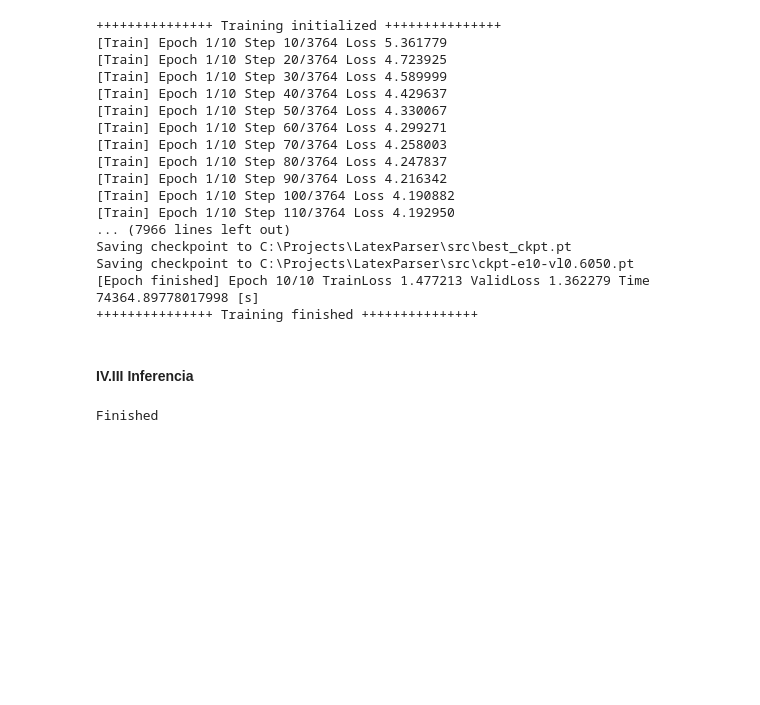
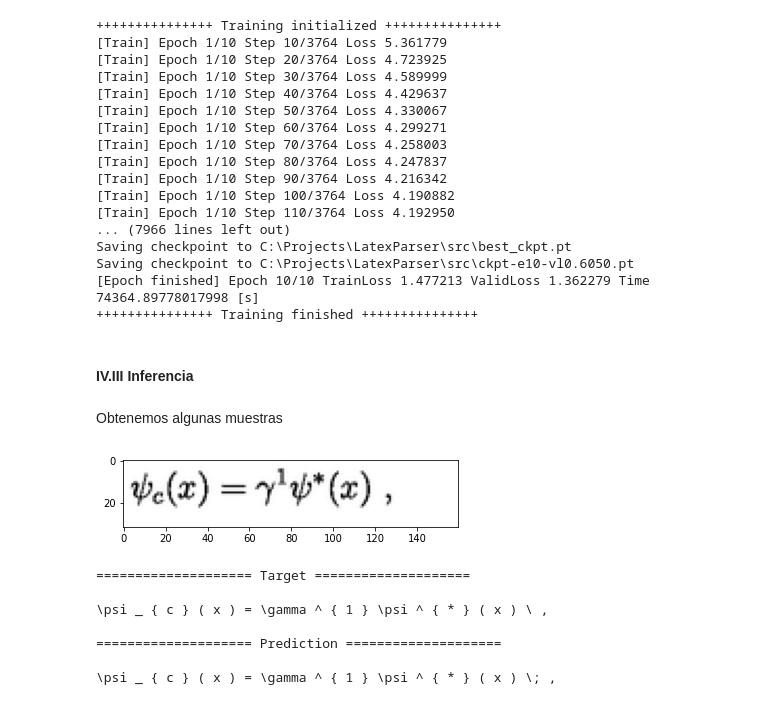
Before and after one commit to cpozos/LatexParser, a Jupyter notebook: src/Notebook_proyect.ipynb, the cells around one changed output. Cells and saved outputs as stored; diff of their text form; code cells hidden in the pictures; blank space fills up the shorter version.

Commit message:
Adding inferences

```diff
--- a/src/Notebook_proyect.ipynb
+++ b/src/Notebook_proyect.ipynb
@@ -336,7 +336,39 @@ for img, formula in test_loader:
 
 #Saves the data
 save_test_data(f"res_{epochs}_{batch_size}_{int(num_data_train/1000)}K_{int(num_data_val/1000)}K_{int(num_data_test/1000)}K", targets, predictions)
-# %%
-print("Finished")
-# %% [output]
-Finished
+# %%
+results_path = "C:/Projects/LatexParser/results/res_10_20_75K_8K_2K.pkl" #Assign the path where the results were saved
+# %%
+data = load_test_data(results_path)
+targets = data[0]
+predictions = data[1]
+# %%
+def get_inference_data(index):
+    img_tensor = test_dataset.get_image_tensor(targets[index])
+    target = targets[index]
+    prediction = predictions[index]
+    return img_tensor, target, prediction
+
+def print_inference_data(index):
+    img, tgt, pred = get_inference_data(index)
+    show_tensor_as_image(img)
+    print('='*20+' Target '+'='*20)
+    print('')
+    print(tgt)
+    print('')
+    print('='*20+' Prediction '+'='*20)
+    print('')
+    print(pred)
+# %% [markdown]
+Obtenemos algunas muestras
+# %%
+print_inference_data(80)
+# %% [output]
+[figure, added]
+==================== Target ====================
+
+\psi _ { c } ( x ) = \gamma ^ { 1 } \psi ^ { * } ( x ) \ ,
+
+==================== Prediction ====================
+
+\psi _ { c } ( x ) = \gamma ^ { 1 } \psi ^ { * } ( x ) \; ,
```
Also changed, not shown: parts of 9 cells of this notebook.
